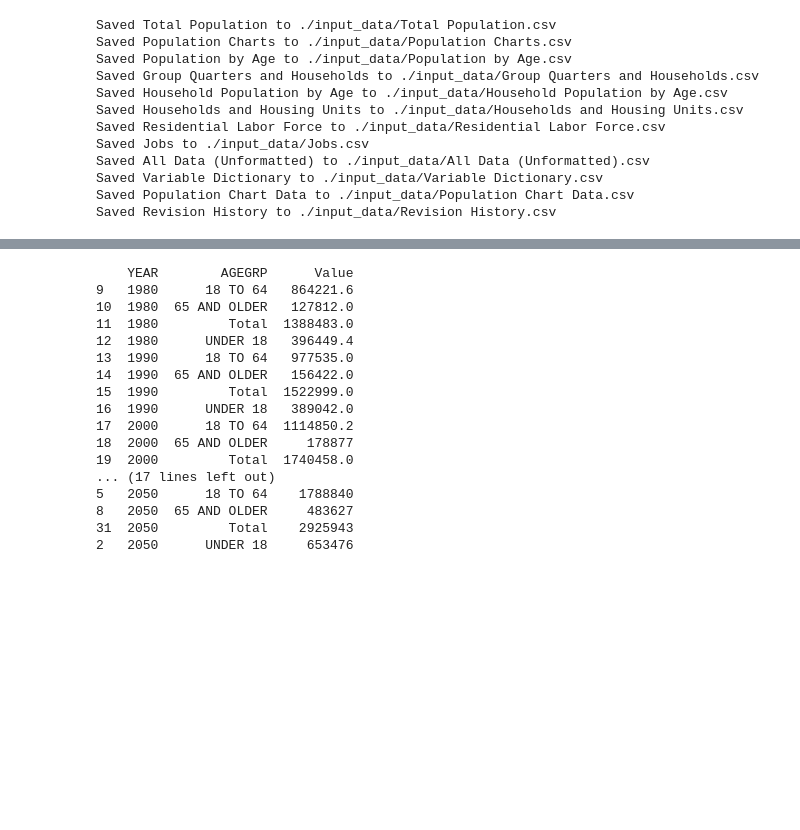
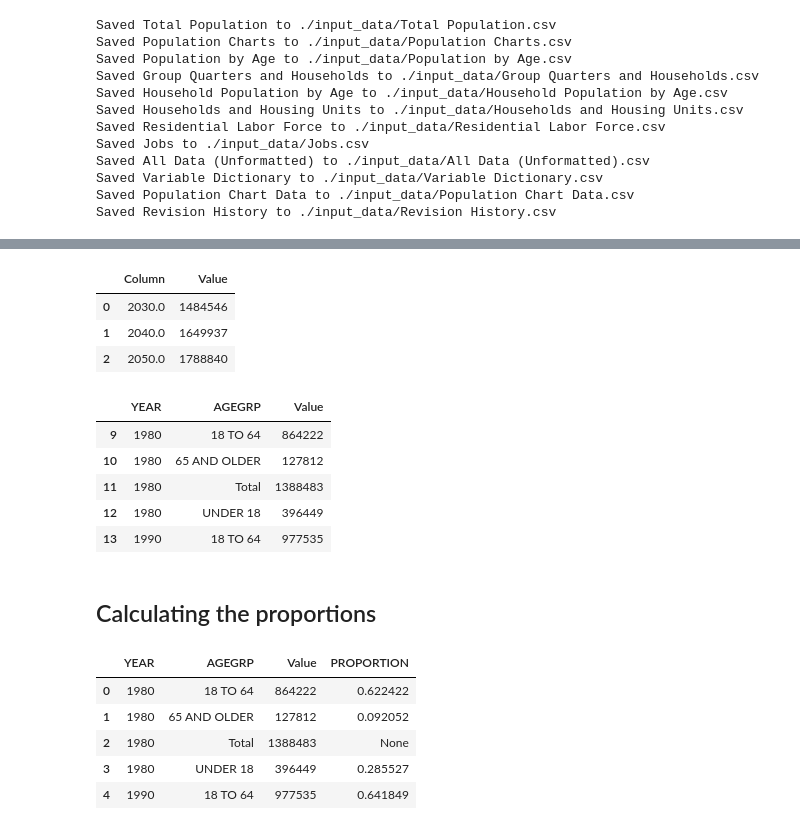
Before and after one commit to olivergwynn/OliverFourthTask, a Jupyter notebook: Task4.ipynb, the cells around one changed output, grey strips where cells are left out. Cells and saved outputs as stored; diff of their text form; code cells hidden in the pictures; blank space fills up the shorter version.

```diff
--- a/Task4.ipynb
+++ b/Task4.ipynb
@@ -620,6 +645,13 @@ column_18_64_sums = age_18_64_filtered.sum()
 
 # Create a new DataFrame from the sums
 sums_18_64_df = pd.DataFrame({'Column': column_18_64_sums.index, 'Value': column_18_64_sums.values})
+
+sums_18_64_df.head()
+# %% [output]
+|  | Column | Value |
+| 0 | 2030.0 | 1484546 |
+| 1 | 2040.0 | 1649937 |
+| 2 | 2050.0 | 1788840 |
 # %%
 # Create a new DataFrame for the transformation
 done_over_64_df = pd.DataFrame()
@@ -688,22 +720,46 @@ almost_done_df['Value'] = almost_done_df['Value'].round()
 # Sort the DataFrame by 'YEAR' and then by 'AGEGRP'
 almost_done_df = almost_done_df.sort_values(by=['YEAR', 'AGEGRP'])
 
-print(almost_done_df)
+#almost_done_df.iloc[:, -1] = almost_done_df.iloc[:, -1].round().astype(int)
+
+almost_done_df['Value'] = almost_done_df['Value'].apply(lambda x: np.ceil(x) if (x - np.floor(x)) > 0.4 else np.floor(x)).astype(int)
+
+almost_done_df.head()
 # %% [output]
-    YEAR        AGEGRP      Value
-9   1980      18 TO 64   864221.6
-10  1980  65 AND OLDER   127812.0
-11  1980         Total  1388483.0
-12  1980      UNDER 18   396449.4
-13  1990      18 TO 64   977535.0
-14  1990  65 AND OLDER   156422.0
-15  1990         Total  1522999.0
-16  1990      UNDER 18   389042.0
-17  2000      18 TO 64  1114850.2
-18  2000  65 AND OLDER     178877
-19  2000         Total  1740458.0
-... (17 lines left out)
-5   2050      18 TO 64    1788840
-8   2050  65 AND OLDER     483627
-31  2050         Total    2925943
-2   2050      UNDER 18     653476
+|  | YEAR | AGEGRP | Value |
+| 9 | 1980 | 18 TO 64 | 864222 |
+| 10 | 1980 | 65 AND OLDER | 127812 |
+| 11 | 1980 | Total | 1388483 |
+| 12 | 1980 | UNDER 18 | 396449 |
+| 13 | 1990 | 18 TO 64 | 977535 |
+# %% [markdown]
+## Calculating the proportions
+# %%
+df=almost_done_df
+
+# First, set the index to 'YEAR' to easily access total values per year
+df.set_index(['YEAR', 'AGEGRP'], inplace=True)
+
+# Create a new column for proportion
+df['PROPORTION'] = None  # Initialize with None
+
+# Calculate the proportion for each non-total group
+for year in df.index.levels[0]:  # Iterate through each year
+    total_value = df.loc[(year, 'Total'), 'Value']  # Get the total value for the year
+    for age_group in df.loc[year].index:  # Iterate through each age group in the year
+        if age_group != 'Total':  # Skip the total row
+            df.loc[(year, age_group), 'PROPORTION'] = df.loc[(year, age_group), 'Value'] / total_value
+
+# Reset the index to bring 'YEAR' and 'AGEGRP' back as columns
+df.reset_index(inplace=True)
+
+df.head()
+
+df.to_csv(OUTPUT_TABLE_PATH)
+# %% [output]
+|  | YEAR | AGEGRP | Value | PROPORTION |
+| 0 | 1980 | 18 TO 64 | 864222 | 0.622422 |
+| 1 | 1980 | 65 AND OLDER | 127812 | 0.092052 |
+| 2 | 1980 | Total | 1388483 | None |
+| 3 | 1980 | UNDER 18 | 396449 | 0.285527 |
+| 4 | 1990 | 18 TO 64 | 977535 | 0.641849 |
```
Also changed, not shown: parts of 24 cells of this notebook, 20 other files.
